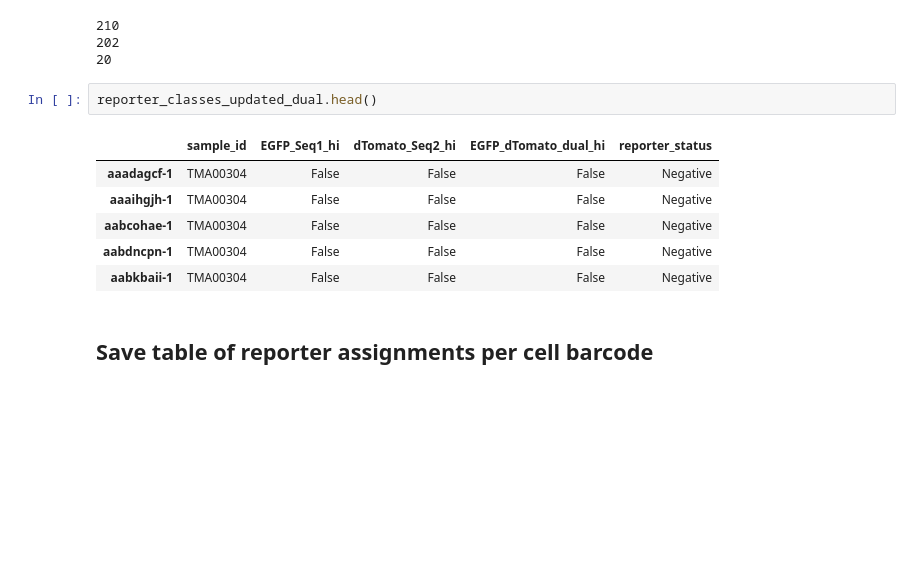
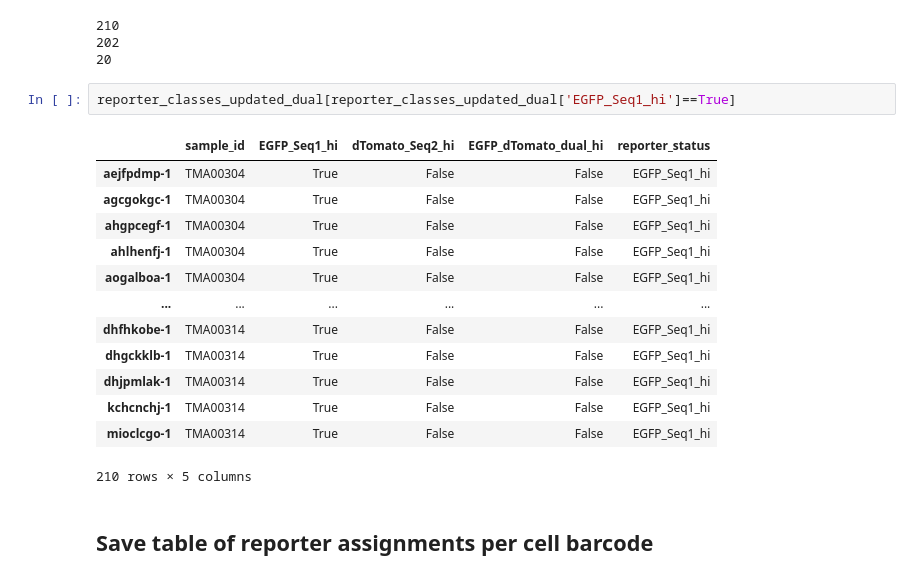
Before and after one commit to aifimmunology/spatial_drg_colon_bladder, a Jupyter notebook: notebooks/04_thresholds/01_gaussian-fit.ipynb, the cells around one changed output. Cells and saved outputs as stored; diff of their text form; blank space fills up the shorter version.

```diff
--- a/notebooks/04_thresholds/01_gaussian-fit.ipynb
+++ b/notebooks/04_thresholds/01_gaussian-fit.ipynb
@@ -234,14 +234,21 @@ dTomato_Seq2: 0.99 percentile threshold set at 2.005 (Z=2.326)
 202
 20
 # %%
-reporter_classes_updated_dual.head()
+reporter_classes_updated_dual[reporter_classes_updated_dual['EGFP_Seq1_hi']==True]
 # %% [output]
 |  | sample_id | EGFP_Seq1_hi | dTomato_Seq2_hi | EGFP_dTomato_dual_hi | reporter_status |
-| aaadagcf-1 | TMA00304 | False | False | False | Negative |
-| aaaihgjh-1 | TMA00304 | False | False | False | Negative |
-| aabcohae-1 | TMA00304 | False | False | False | Negative |
-| aabdncpn-1 | TMA00304 | False | False | False | Negative |
-| aabkbaii-1 | TMA00304 | False | False | False | Negative |
+| aejfpdmp-1 | TMA00304 | True | False | False | EGFP_Seq1_hi |
+| agcgokgc-1 | TMA00304 | True | False | False | EGFP_Seq1_hi |
+| ahgpcegf-1 | TMA00304 | True | False | False | EGFP_Seq1_hi |
+| ahlhenfj-1 | TMA00304 | True | False | False | EGFP_Seq1_hi |
+| aogalboa-1 | TMA00304 | True | False | False | EGFP_Seq1_hi |
+| ... | ... | ... | ... | ... | ... |
+| dhfhkobe-1 | TMA00314 | True | False | False | EGFP_Seq1_hi |
+| dhgckklb-1 | TMA00314 | True | False | False | EGFP_Seq1_hi |
+| dhjpmlak-1 | TMA00314 | True | False | False | EGFP_Seq1_hi |
+| kchcnchj-1 | TMA00314 | True | False | False | EGFP_Seq1_hi |
+| mioclcgo-1 | TMA00314 | True | False | False | EGFP_Seq1_hi |
+210 rows × 5 columns
 # %% [markdown]
 ## Save table of reporter assignments per cell barcode
 # %%
```
Also changed, not shown: 4 other files.
